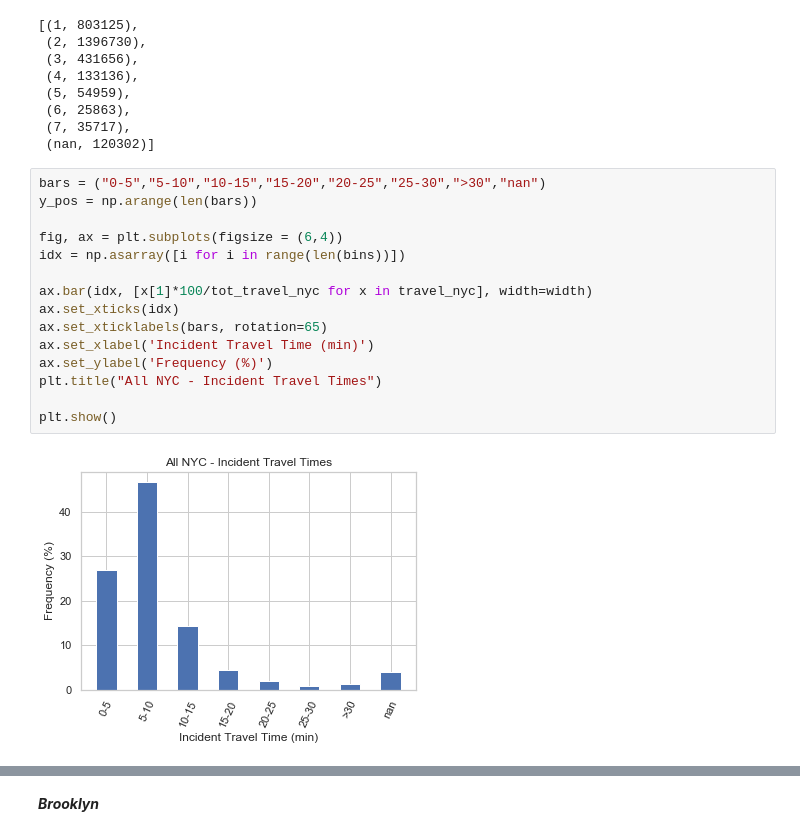
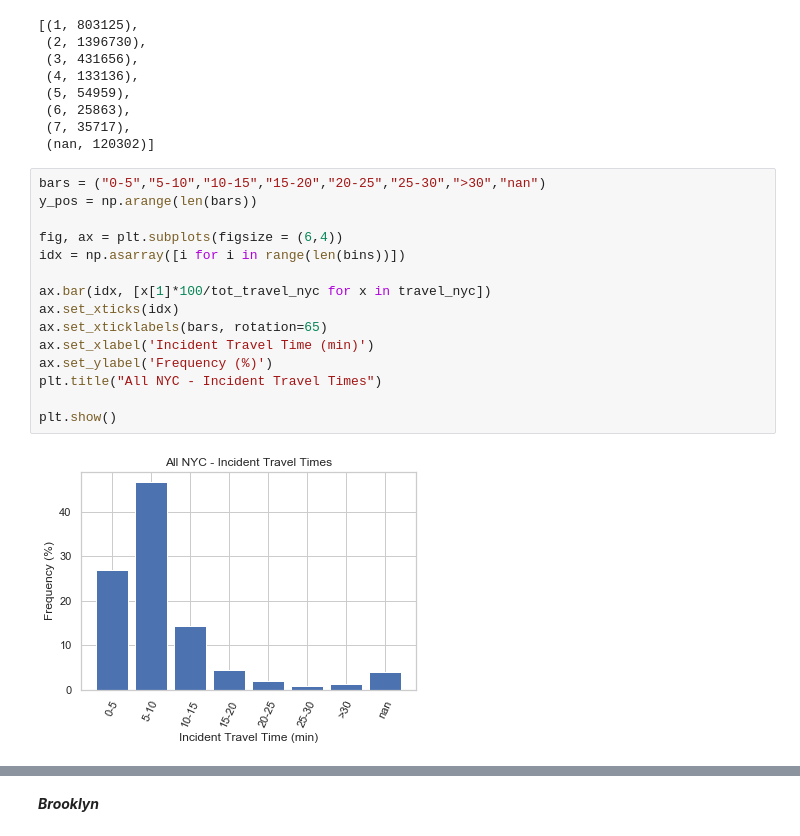
Before and after one commit to akuz91/CodeBlue, a Jupyter notebook: Descriptive_Stats.ipynb, the cells around one changed output, grey strips where cells are left out. Saved outputs shown, nothing was run; the diff lists cells and outputs as text.

```diff
--- a/Descriptive_Stats.ipynb
+++ b/Descriptive_Stats.ipynb
@@ -362,18 +366,18 @@ travel_nyc
 # %%
 bars = ("0-5","5-10","10-15","15-20","20-25","25-30",">30","nan")
 y_pos = np.arange(len(bars))
 
 fig, ax = plt.subplots(figsize = (6,4))
 idx = np.asarray([i for i in range(len(bins))])
 
-ax.bar(idx, [x[1]*100/tot_travel_nyc for x in travel_nyc], width=width)
+ax.bar(idx, [x[1]*100/tot_travel_nyc for x in travel_nyc])
 ax.set_xticks(idx)
 ax.set_xticklabels(bars, rotation=65)
 ax.set_xlabel('Incident Travel Time (min)')
 ax.set_ylabel('Frequency (%)')
 plt.title("All NYC - Incident Travel Times")
 
 plt.show()
 # %% [output]
-[figure, old version]
+[figure, new version]
 # %%
```
Also changed, not shown: parts of 52 cells of this notebook.
